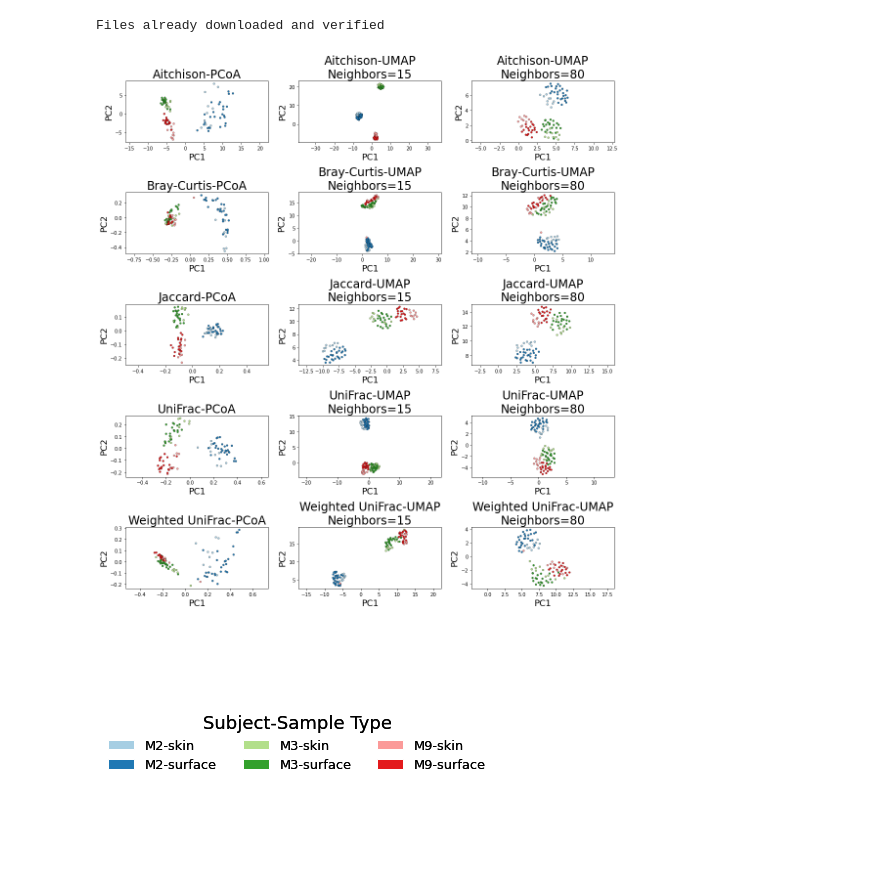
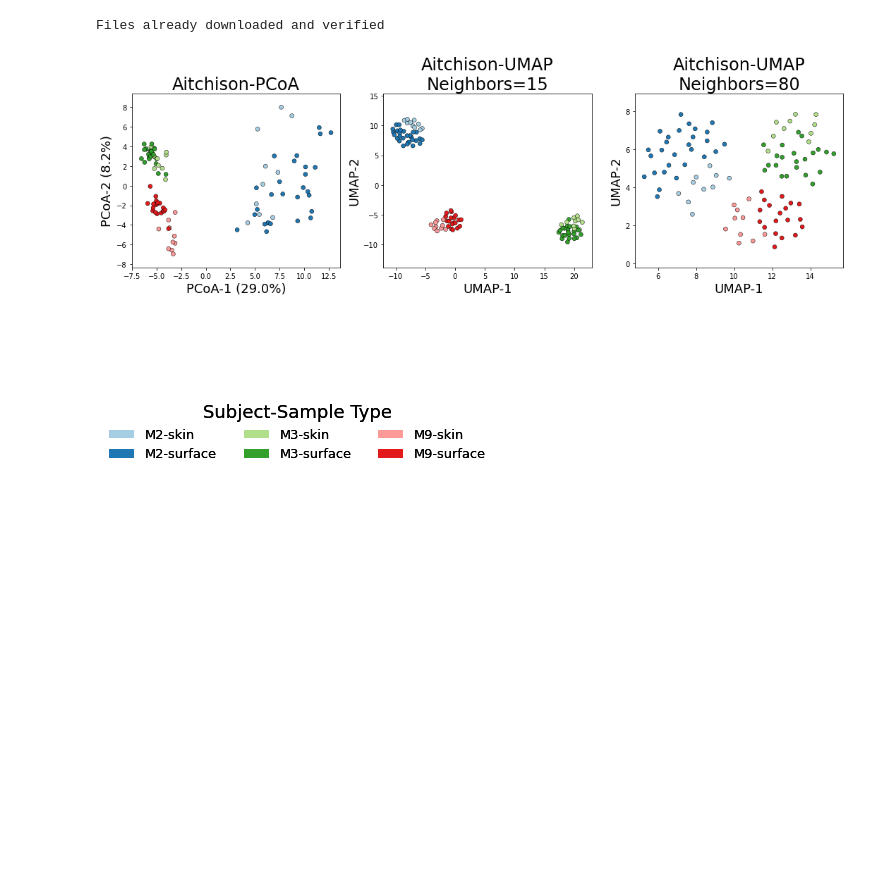
Before and after one commit to knightlab-analyses/umap-microbiome-benchmarking, a Jupyter notebook: notebooks/real-data-keyboard-benchmark.ipynb, the cells around one changed output. Saved outputs shown, nothing was run; the diff lists cells and outputs as text; code cells hidden in the pictures; blank space fills up the shorter version.

Commit message:
notebook updates for figures

```diff
--- a/notebooks/real-data-keyboard-benchmark.ipynb
+++ b/notebooks/real-data-keyboard-benchmark.ipynb
@@ -73,0 +44,5 @@ prep_tables = [
+# %%
+aitchison_pipeline = Pipeline([
+    ('asdense', AsDense()),
+    ('clr', CLR()),
+])
@@ -74,19 +65,32 @@ prep_tables = [
+# %%
+def pcoa_amend_axes(transformer, axes_names):
+    pe = transformer.ordination_.proportion_explained
+    return [f'{axn} ({pexp:.1%})' for pexp, axn in zip(pe, axes_names)]
 # %%
 embedding_methods = [
     {
         'method': 'PCoA',
         'pipeline': PCoA,
+        'axes': ['PCoA-1', 'PCoA-2'],
+        'amend_axes': pcoa_amend_axes,
     },
     {
         'method': 'UMAP\nNeighbors=15',
-        'pipeline': partial(UMAP, min_dist=0.5, random_state=724),
+        'pipeline': partial(UMAP,
+                            min_dist=1,
+                            random_state=724
+                            ),
         'postprocess': postprocess_umap,
+        'axes': ['UMAP-1', 'UMAP-2']
     },
     {
         'method': 'UMAP\nNeighbors=80',
-        'pipeline': partial(UMAP, min_dist=0.5, n_neighbors=80,
+        'pipeline': partial(UMAP,
+                            min_dist=1,
+                            n_neighbors=80,
                             random_state=825),
         'postprocess': postprocess_umap,
+        'axes': ['UMAP-1', 'UMAP-2']
     },
 ]
 # %%
@@ -100,4 +104,7 @@ for prep, emb in product(prep_tables, embedding_methods):
     transformer = emb['pipeline'](metric=metric)
     embedding = transformer.fit_transform(prepped_table)
     result = emb.get('postprocess', lambda x: x)(embedding)
-    results[(name, method)] = {'ordination': result}
+    amend_axes = emb.get('amend_axes', lambda t, labels: labels)
+    results[(name, method)] = {'ordination': result,
+                               'axes': amend_axes(transformer, emb['axes']),
+                               }
@@ -112,42 +116,42 @@ metadata['host_surface'] = metadata['host_subject_id'] + \
                            metadata['sample_type']
 # %%
 fig, axs = plt.subplots(len(v_position_map), len(h_position_map),
-                        figsize=(15, 8 * 6 / 3),
+                        figsize=(15, 5),
                         )
-for name, method in results:
+for (name, method), result in results.items():
         i = v_position_map[name]
         j = h_position_map[method]
         res = results[(name, method)]['ordination']
         res.index = metadata.index
         res = res.join(metadata)
 
         g = sns.scatterplot(
             x='PC1',
             y='PC2',
             hue='host_surface',
             hue_order=list(sorted(metadata['host_surface'].unique())),
             # style='sample_type',
             data=res,
-            ax=axs[i][j],
-            s=15,
+            ax=axs[j],
+            s=35,
             edgecolor='k',
             palette='Paired',
         )
         g.set_aspect('equal', 'datalim')
         g.legend().remove()
 
         g.set_title(f'{name}-{method}',
                     color='black',
                     fontsize=24)
 
-        g.set_xlabel('PC1', color='black', fontsize=18)
-        g.set_ylabel('PC2', color='black', fontsize=18),
+        g.set_xlabel(result['axes'][0], color='black', fontsize=18)
+        g.set_ylabel(result['axes'][1], color='black', fontsize=18)
 
 plt.tight_layout()
-plt.savefig('results/2.0-real-data-keyboard-ordination.png', dpi=300)
+plt.savefig('results/2.0-real-data-keyboard-ordination-aitchison.svg', dpi=300)
 plt.show()
 # %% [output]
-[figure, old version]
+[figure, new version]
 # %%
 def add_legend(ax, pal, hue_order, patch_kwargs=None, legend_kwargs=None):
     if not legend_kwargs:
```
Also changed, not shown: parts of 13 cells of this notebook, 1 other file.
